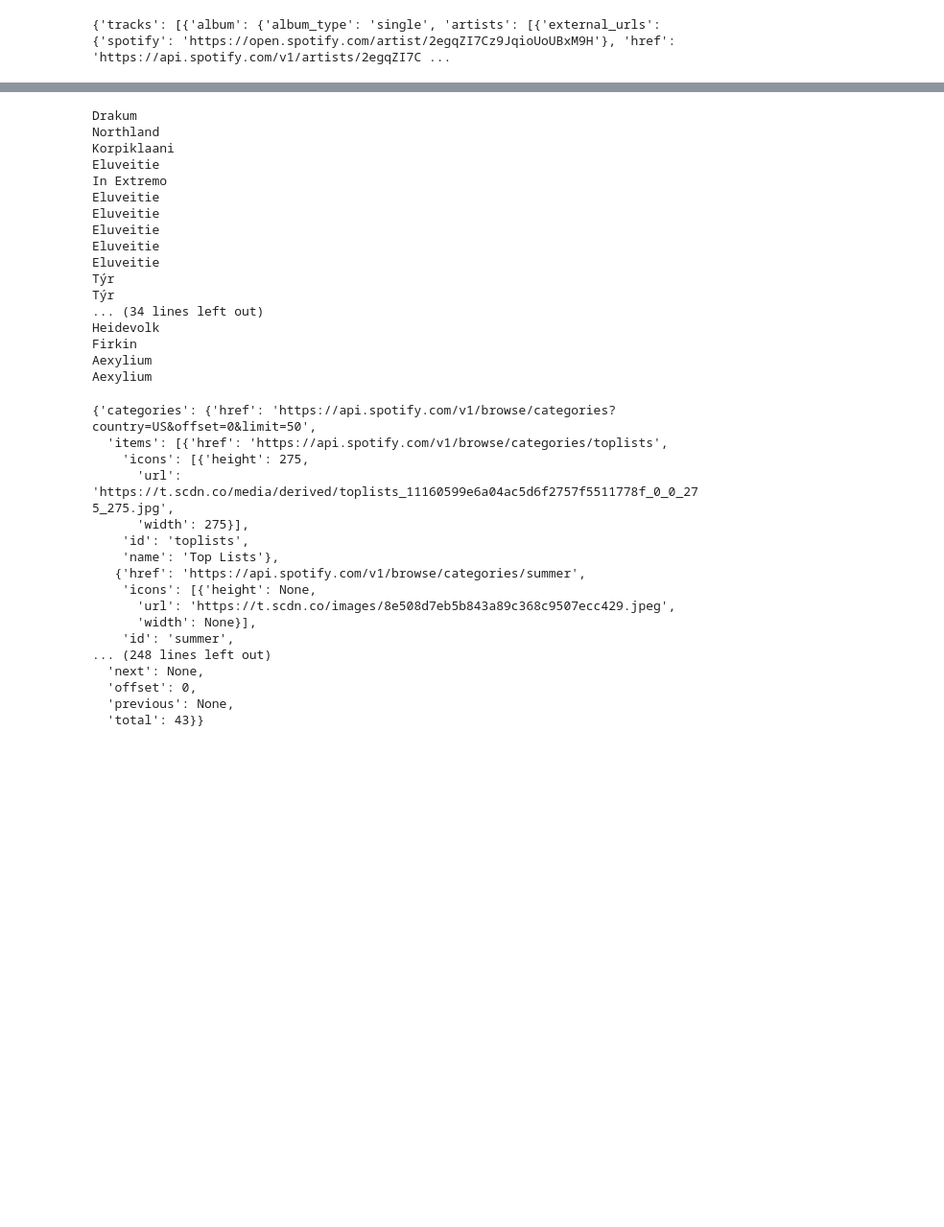
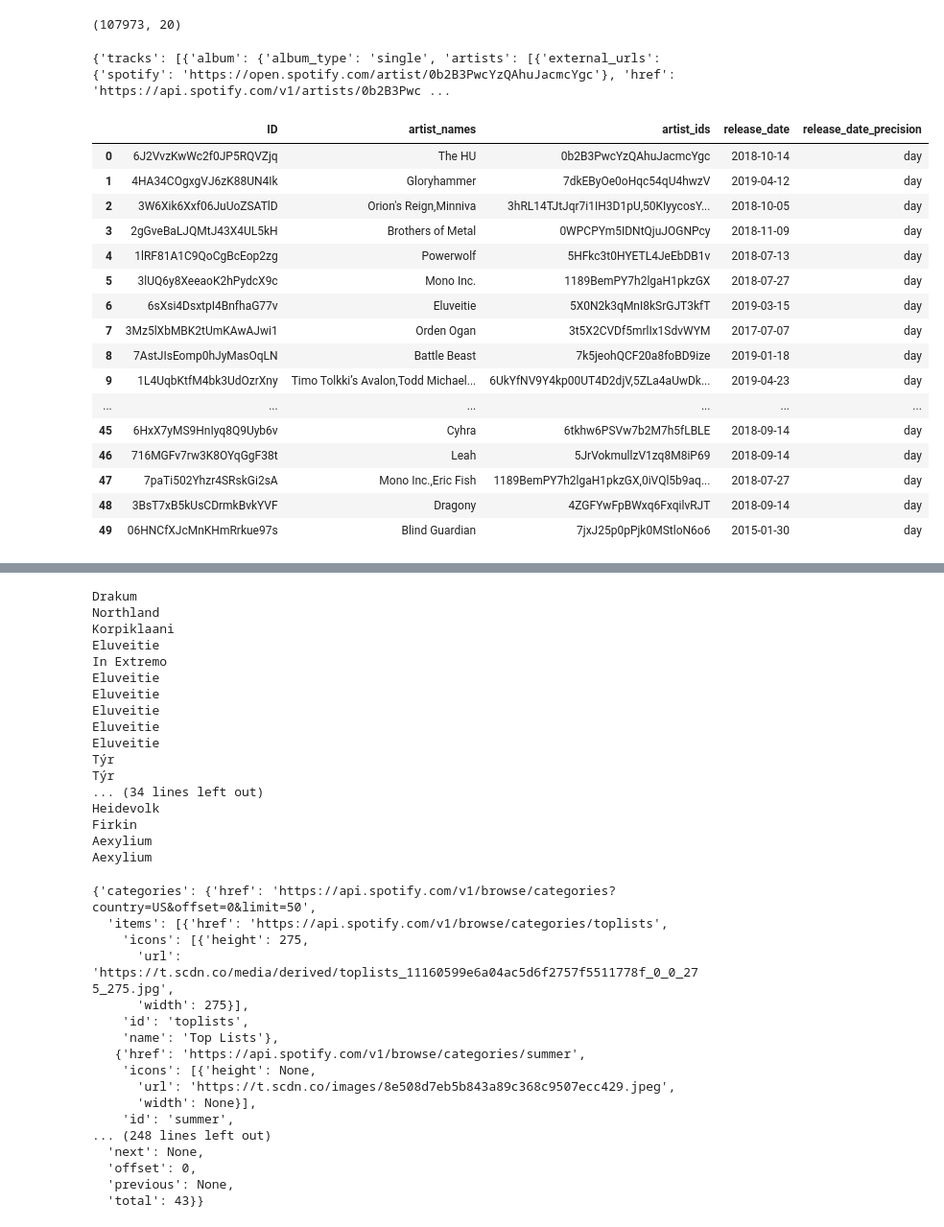
Before and after one commit to QED0711/spotify-predictive-analysis, a Jupyter notebook: exploration/qd_072619_spotipy.ipynb, the cells around one changed output, grey strips where cells are left out. Shown at 96% size. Drawn from its saved outputs; the diff is of its cells as text; code cells hidden in the pictures; blank space fills up the shorter version.

Commit message:
added basic parsing of single spotify api call

```diff
--- a/exploration/qd_072619_spotipy.ipynb
+++ b/exploration/qd_072619_spotipy.ipynb
@@ -11,9 +14,13 @@ import spotipy.oauth2 as oauth2
 
 from keys.spotify_keys import *
 # %%
-data = pd.read_csv("../data/raw/raw_data.zip")
+data = pd.read_csv("../data/raw/raw_dropped_duplicates.zip")
+# %%
+data.shape
+# %% [output]
+(107973, 20)
 # %%
-i = 100
+i = 0
 ids = list(data.ID.iloc[i:i + 50])
 # %%
 
@@ -30,4 +37,4 @@ spotify = spotipy.Spotify(auth=token)
 res = spotify.tracks(ids)
 print(res)
 # %% [output]
-{'tracks': [{'album': {'album_type': 'single', 'artists': [{'external_urls': {'spotify': 'https://open.spotify.com/artist/2egqZI7Cz9JqioUoUBxM9H'}, 'href': 'https://api.spotify.com/v1/artists/2egqZI7C ...
+{'tracks': [{'album': {'album_type': 'single', 'artists': [{'external_urls': {'spotify': 'https://open.spotify.com/artist/0b2B3PwcYzQAhuJacmcYgc'}, 'href': 'https://api.spotify.com/v1/artists/0b2B3Pwc ...
@@ -33,0 +117,69 @@ print(res)
+# %%
+track = {'album': {'album_type': 'single',
+  'artists': [{'external_urls': {'spotify': 'https://open.spotify.com/artist/2egqZI7Cz9JqioUoUBxM9H'},
+    'href': 'https://api.spotify.com/v1/artists/2egqZI7Cz9JqioUoUBxM9H',
+    'id': '2egqZI7Cz9JqioUoUBxM9H',
+    'name': 'Drakum',
+    'type': 'artist',
+    'uri': 'spotify:artist:2egqZI7Cz9JqioUoUBxM9H'}],
+  'available_markets': [],
+  'external_urls': {'spotify': 'https://open.spotify.com/album/0OdDdqkPazkYO46ocxqCFx'},
+  'href': 'https://api.spotify.com/v1/albums/0OdDdqkPazkYO46ocxqCFx',
+  'id': '0OdDdqkPazkYO46ocxqCFx',
+  'images': [{'height': 600,
+    'url': 'https://i.scdn.co/image/708101f4170c92c558c7028917ab2c569a4c6f60',
+    'width': 600},
+   {'height': 300,
+    'url': 'https://i.scdn.co/image/c8671483b0c0644a9cad1963455b903da12ec4fd',
+    'width': 300},
+   {'height': 64,
+    'url': 'https://i.scdn.co/image/bd2cbd012ce86b983921010ccccb01826dfcf3f7',
+    'width': 64}],
+  'name': 'Around the Oak',
+  'release_date': '2011-04-21',
+  'release_date_precision': 'day',
+  'total_tracks': 3,
+  'type': 'album',
+  'uri': 'spotify:album:0OdDdqkPazkYO46ocxqCFx'},
+ 'artists': [{'external_urls': {'spotify': 'https://open.spotify.com/artist/2egqZI7Cz9JqioUoUBxM9H'},
+   'href': 'https://api.spotify.com/v1/artists/2egqZI7Cz9JqioUoUBxM9H',
+   'id': '2egqZI7Cz9JqioUoUBxM9H',
+   'name': 'Drakum',
+   'type': 'artist',
+   'uri': 'spotify:artist:2egqZI7Cz9JqioUoUBxM9H'}],
+ 'available_markets': [],
+ 'disc_number': 1,
+ 'duration_ms': 238889,
+ 'explicit': False,
+ 'external_ids': {'isrc': 'ESAAI0260838'},
+ 'external_urls': {'spotify': 'https://open.spotify.com/track/1xZAjz98q8zbtASUvkLCMY'},
+ 'href': 'https://api.spotify.com/v1/tracks/1xZAjz98q8zbtASUvkLCMY',
+ 'id': '1xZAjz98q8zbtASUvkLCMY',
+ 'is_local': False,
+ 'name': 'Around the Oak',
+ 'popularity': 0,
+ 'preview_url': None,
+ 'track_number': 1,
+ 'type': 'track',
+ 'uri': 'spotify:track:1xZAjz98q8zbtASUvkLCMY'}
+
+# print(SpotifyAPIParser.parse_track_data(track))
+SpotifyAPIParser.parse_api_response(res)
+# %% [output]
+|  | ID | artist_names | artist_ids | release_date | release_date_precision |
+| 0 | 6J2VvzKwWc2f0JP5RQVZjq | The HU | 0b2B3PwcYzQAhuJacmcYgc | 2018-10-14 | day |
+| 1 | 4HA34COgxgVJ6zK88UN4Ik | Gloryhammer | 7dkEByOe0oHqc54qU4hwzV | 2019-04-12 | day |
+| 2 | 3W6Xik6Xxf06JuUoZSATlD | Orion's Reign,Minniva | 3hRL14TJtJqr7i1IH3D1pU,50KIyycosY... | 2018-10-05 | day |
+| 3 | 2gGveBaLJQMtJ43X4UL5kH | Brothers of Metal | 0WPCPYm5IDNtQjuJOGNPcy | 2018-11-09 | day |
+| 4 | 1lRF81A1C9QoCgBcEop2zg | Powerwolf | 5HFkc3t0HYETL4JeEbDB1v | 2018-07-13 | day |
+| 5 | 3lUQ6y8XeeaoK2hPydcX9c | Mono Inc. | 1189BemPY7h2lgaH1pkzGX | 2018-07-27 | day |
+| 6 | 6sXsi4DsxtpI4BnfhaG77v | Eluveitie | 5X0N2k3qMnI8kSrGJT3kfT | 2019-03-15 | day |
+| 7 | 3Mz5lXbMBK2tUmKAwAJwi1 | Orden Ogan | 3t5X2CVDf5mrlIx1SdvWYM | 2017-07-07 | day |
+| 8 | 7AstJIsEomp0hJyMasOqLN | Battle Beast | 7k5jeohQCF20a8foBD9ize | 2019-01-18 | day |
+| 9 | 1L4UqbKtfM4bk3UdOzrXny | Timo Tolkki’s Avalon,Todd Michael... | 6UkYfNV9Y4kp00UT4D2djV,5ZLa4aUwDk... | 2019-04-23 | day |
+| ... | ... | ... | ... | ... | ... |
+| 45 | 6HxX7yMS9HnIyq8Q9Uyb6v | Cyhra | 6tkhw6PSVw7b2M7h5fLBLE | 2018-09-14 | day |
+| 46 | 716MGFv7rw3K8OYqGgF38t | Leah | 5JrVokmullzV1zq8M8iP69 | 2018-09-14 | day |
+| 47 | 7paTi502Yhzr4SRskGi2sA | Mono Inc.,Eric Fish | 1189BemPY7h2lgaH1pkzGX,0iVQl5b9aq... | 2018-07-27 | day |
+| 48 | 3BsT7xB5kUsCDrmkBvkYVF | Dragony | 4ZGFYwFpBWxq6FxqilvRJT | 2018-09-14 | day |
+| 49 | 06HNCfXJcMnKHmRrkue97s | Blind Guardian | 7jxJ25p0pPjk0MStloN6o6 | 2015-01-30 | day |
```
Also changed, not shown: parts of 3 cells of this notebook, 2 other files.
